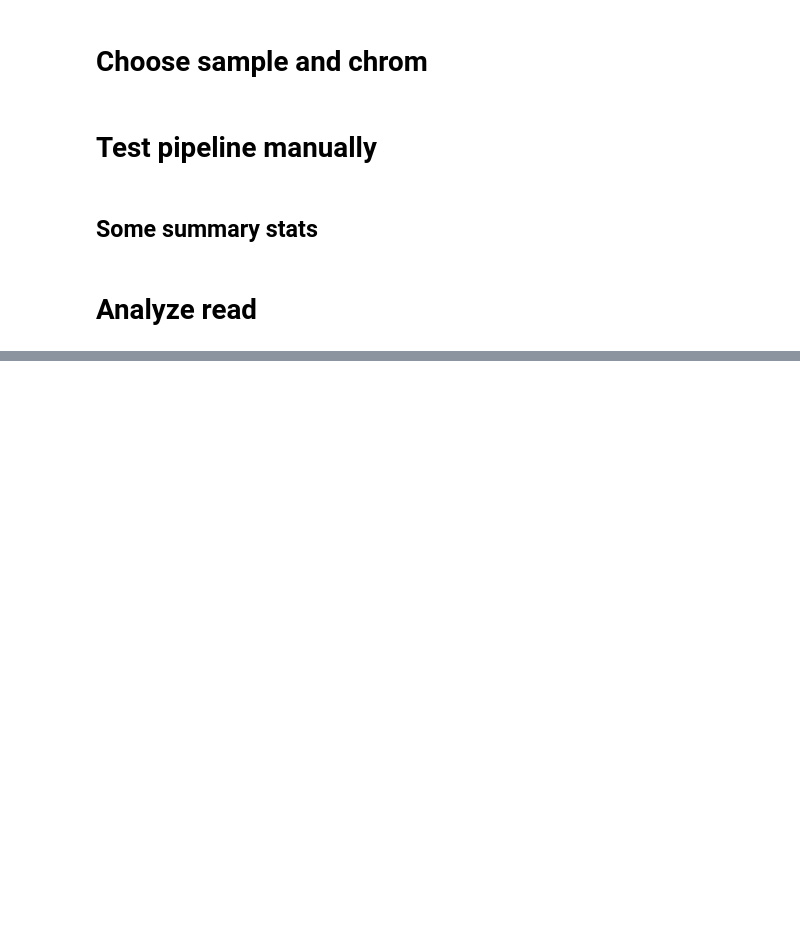
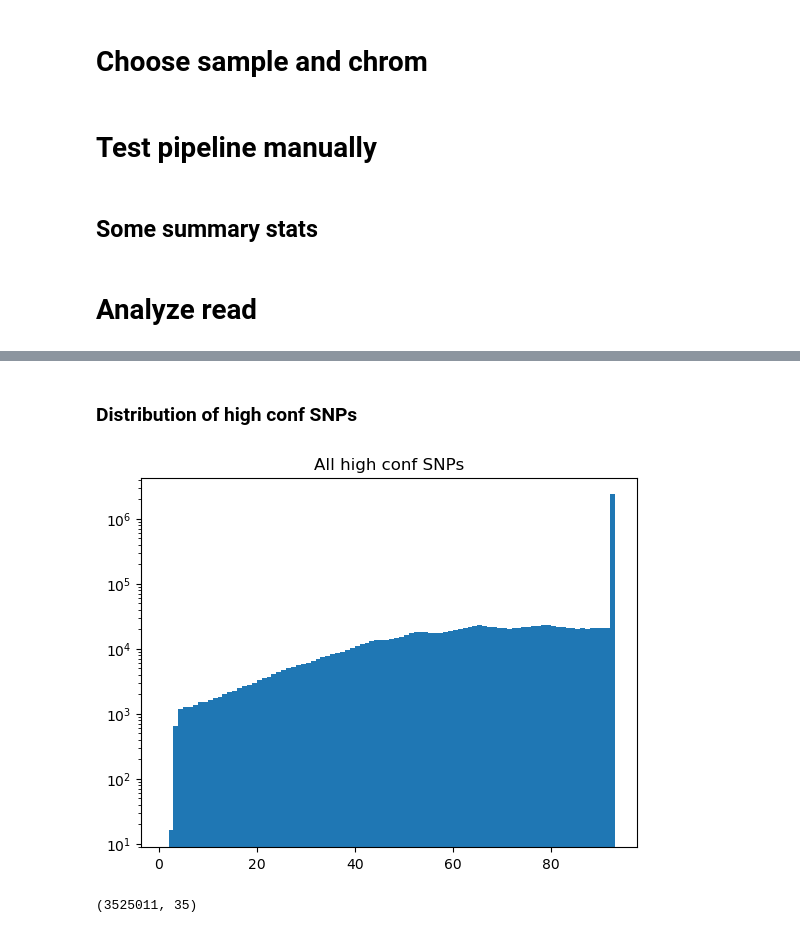
Before and after one commit to regevs/recombination, a Jupyter notebook: notebooks/20240112_large_scale_hap_aware_reads.ipynb, the cells around one changed output, grey strips where cells are left out. Drawn from its saved outputs; the diff is of its cells as text; code cells hidden in the pictures; blank space fills up the shorter version.

```diff
--- a/notebooks/20240112_large_scale_hap_aware_reads.ipynb
+++ b/notebooks/20240112_large_scale_hap_aware_reads.ipynb
@@ -254,0 +168,17 @@ hostname
+# %% [markdown]
+### Distribution of high conf SNPs
+# %%
+plt.hist(
+    (high_conf_snps_df
+        .select(pl.col("qual_start1"))
+    ),
+    bins=np.arange(1,94),
+    log=True
+);
+plt.title("All high conf SNPs");
+# %% [output]
+[figure, added]
+# %%
+high_conf_snps_df.shape
+# %% [output]
+(3525011, 35)
```
Also changed, not shown: parts of 92 cells of this notebook, 8 other files.
